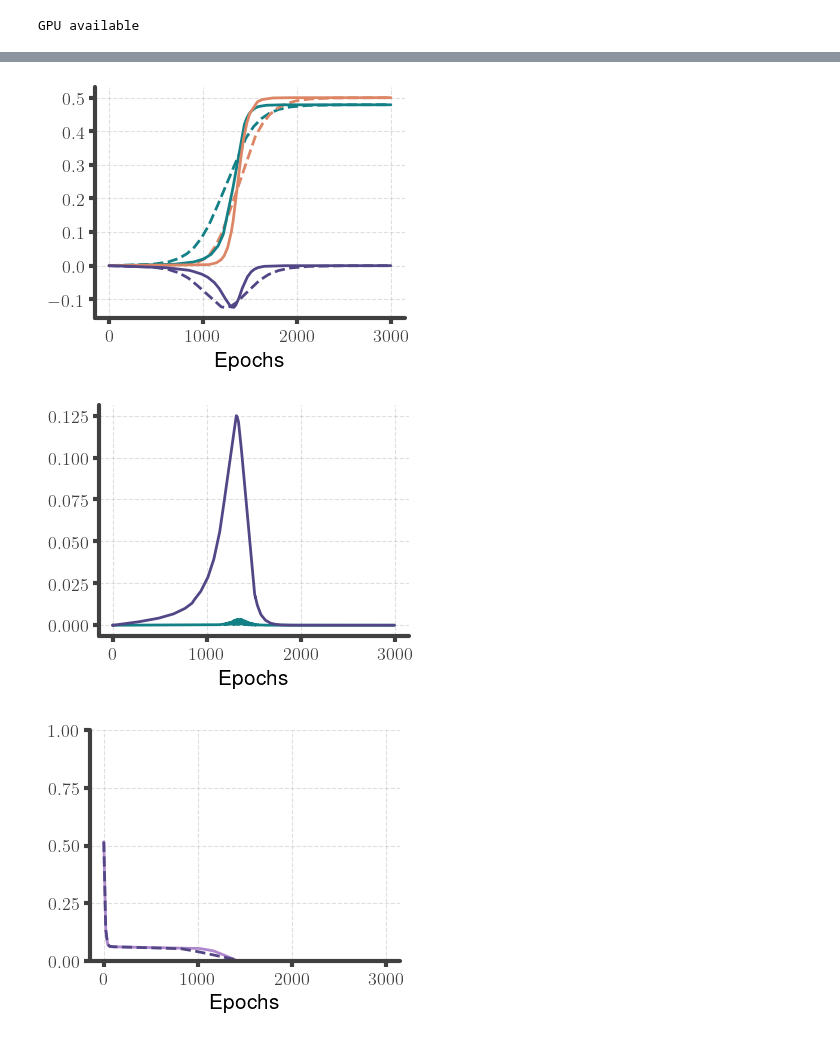
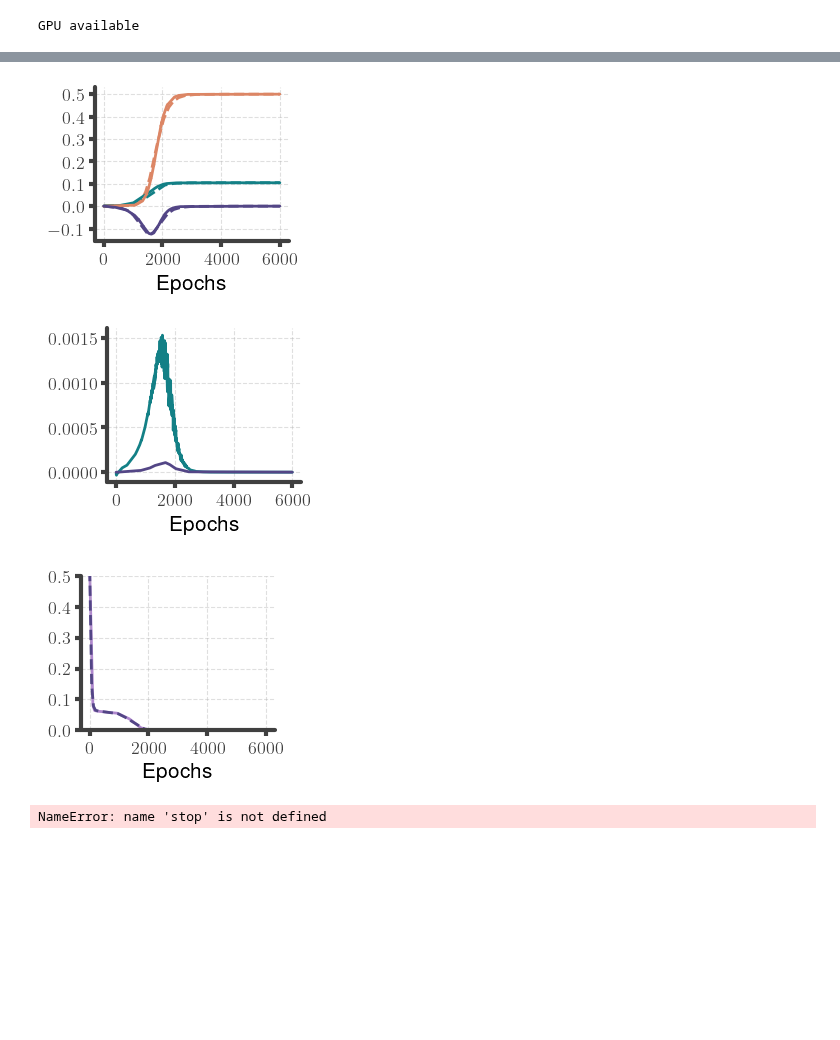
Before and after one commit to loekvanrossem/rnn_structure, a Jupyter notebook: DNN/2 points.ipynb, the cells around one changed output, grey strips where cells are left out. Drawn from its saved outputs; the diff is of its cells as text; code cells hidden in the pictures; blank space fills up the shorter version.

```diff
--- a/DNN/2 points.ipynb
+++ b/DNN/2 points.ipynb
@@ -276,5 +279,5 @@ w0: -0.000237330423488647
 dy: 0.5000000000000001
 # %%
 ## Fit effective learning rates
-eta_h_opt, eta_y_opt = simulate.optimize_eta(h2, y2, w, dx2, dy2)
+eta_h_opt, eta_y_opt = simulate.optimize_eta(h2, y2, w, dx2, dy2,guesses=np.logspace(-6,2,1000))
 # %% [output]
@@ -301,7 +304,6 @@ t = np.linspace(0, t_max, len(epochs))
 z = sol.sol(t)
 t = t / t_max
 
-eta_y_mean_opt = simulate.optimize_eta_y_mean(z, train_loss, dy2, y0_mean)
 
 fig, ax = plt.subplots(figsize=(4, 3))
 ax.plot(t, z[0], label="$||dh||^2$")
@@ -325,10 +327,15 @@ sol = scipy.integrate.solve_ivp(
     [h0, y0, w0],
     args=(eta_h, eta_y, dx2, dy2),
     dense_output=True,
+    method="Radau",
 )
 
 t = np.linspace(0, t_max, len(epochs))
 z = sol.sol(t)
+
+eta_y_mean_opt = simulate.optimize_eta_y_mean(z, train_loss, dy2, y0_mean)
+
+loss_theory = simulate.loss(t, z, eta_y_mean_opt, dy2, y0_mean)
 
 fig, ax = plt.subplots(figsize=(4, 3))
 ax.plot(epochs, h2)
@@ -379,4 +386,19 @@ if save:
     pub_show(save_path=traj_path + "compare_legend")
 else:
     pub_show()
+
+fig, ax = plt.subplots(figsize=(4, 3))
+plt.gca().set_prop_cycle(None)
+ax.plot(0, 0)
+ax.plot(0, 0)
+ax.plot(t, loss_theory, label=r"loss (theory)", linestyle="--")
+ax.plot(0, 0)
+ax.plot(t, train_loss, label="loss", zorder=1)
+# ax.legend()
+plt.ylim(0, 0.5)
+plt.xlabel("Epochs")
+if save:
+    pub_show(save_path=traj_path + "loss")
+else:
+    pub_show()
 # %% [output]
@@ -390,7 +413,6 @@ Loss: 2.2916709744893407
 save = False
 
 eta_h, eta_y = lr * np.array([lr, 1])
-# eta_h, eta_y = guess, guess
 eta_h, eta_y = eta_h_opt, eta_y_opt
 
 
@@ -409,11 +431,13 @@ z = sol.sol(t)
 t = epochs
 
 dh = h2[1:] - h2[:-1]
-# dh = scipy.signal.convolve(dh, scipy.signal.windows.hann(25), mode="same")
+dh = scipy.signal.convolve(dh, scipy.signal.windows.hann(25), mode="same")
 
 loss_theory = simulate.loss(t, z, eta_y_mean_opt, dy2, y0_mean)
 
-fig, ax = plt.subplots(figsize=(4, 3))
+figsize = (2.5, 2)
+
+fig, ax = plt.subplots(figsize=figsize)
 plt.plot(t, z[0], linestyle="--")
 plt.plot(t, z[1], linestyle="--")
 plt.plot(t, z[2], linestyle="--")
@@ -424,43 +448,47 @@ ax.plot(t, w, label="$w$")
 # ax.legend()
 plt.xlabel("Epochs")
 if save:
-    pub_show(save_path=traj_path + "ode/" + settings)
+    pub_show(save_path=traj_path + "ode/" + settings + ".png")
 else:
     pub_show()
 
 ## STIL PROPORTIAL WITHOUT FITTING
-fig, ax = plt.subplots(figsize=(4, 3))
+fig, ax = plt.subplots(figsize=figsize)
 plt.gca().set_prop_cycle(None)
 ax.plot(t[:-1], dh, label=r"$\frac{d}{dt}||dh||^2$")
 ax.plot(0, 0)
 # ax.plot(t, -eta_h * 2 * w * dx2, label=r"$- 2||x_2-x_1||^2\frac{1}{\tau_h} w$")
-ax.plot(t, -w, label="$-w$")
+ax.plot(t, -eta_h * w, label="$-C w$")
 # ax.legend()
 plt.ylim()
 plt.xlabel("Epochs")
 if save:
-    pub_show(save_path=traj_path + "dh/" + settings)
+    pub_show(save_path=traj_path + "dh/" + settings + ".png")
 else:
     pub_show()
 
-fig, ax = plt.subplots(figsize=(4, 3))
+fig, ax = plt.subplots(figsize=figsize)
 plt.gca().set_prop_cycle(None)
 ax.plot(0, 0)
 ax.plot(0, 0)
 ax.plot(t, loss_theory, label=r"loss (theory)", linestyle="--")
 ax.plot(0, 0)
 ax.plot(t, train_loss, label="loss", zorder=1)
 # ax.legend()
-plt.ylim(0, 1)
+plt.ylim(0, 0.5)
 plt.xlabel("Epochs")
 if save:
-    pub_show(save_path=traj_path + "loss/" + settings)
+    pub_show(save_path=traj_path + "loss/" + settings + ".png")
 else:
     pub_show()
 # %% [output]
-[figure, old version]
+[figure, new version]
-[figure, old version]
+[figure, new version]
-[figure, old version]
+[figure, new version]
+# %%
+stop
+# %% [output]
+NameError: name 'stop' is not defined
 # %%
 from functorch import make_functional, vmap, vjp, jvp, jacrev
 
```
Also changed, not shown: parts of 7 cells of this notebook, 12 other files.
